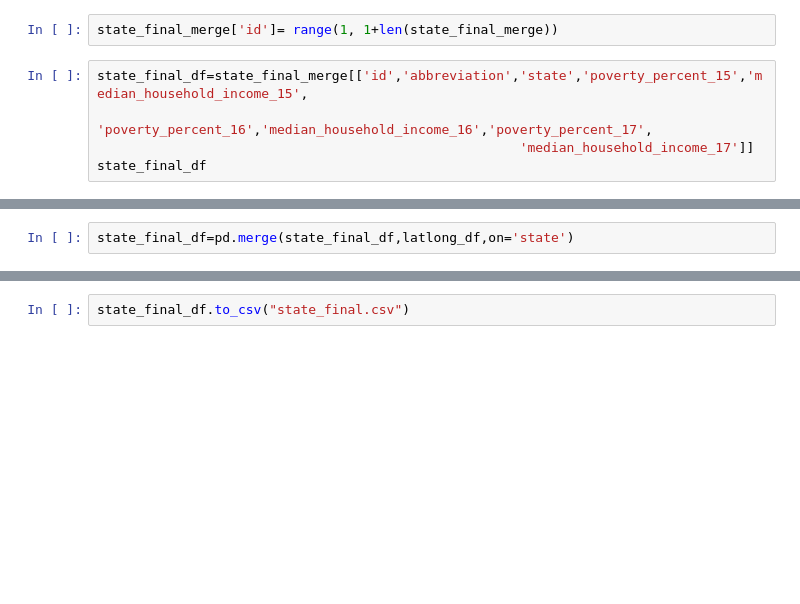
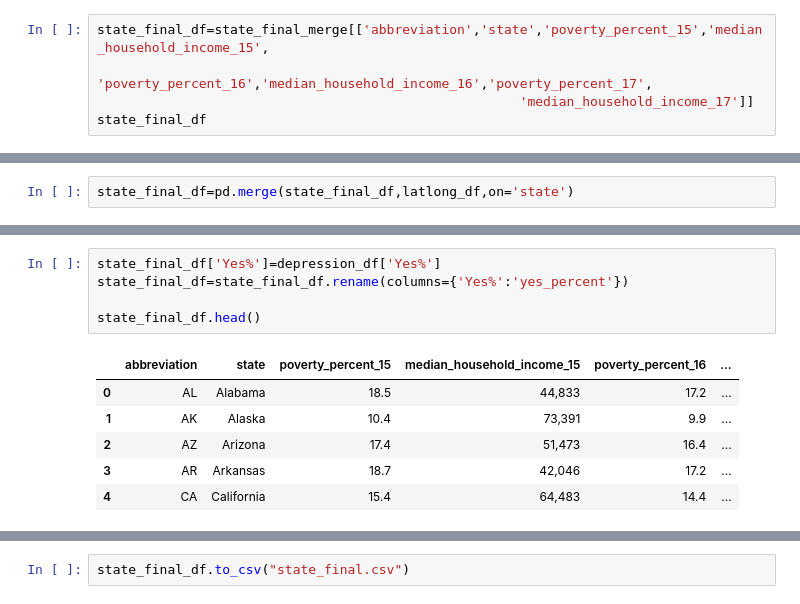
Before and after one commit to IsabellaAguilera/Predictors_of_Depression, a Jupyter notebook: IsabellaA/Income_Poverty_Files/state_income_poverty.ipynb, the cells around one changed output, grey strips where cells are left out. Cells and saved outputs as stored; diff of their text form; blank space fills up the shorter version.

```diff
--- a/IsabellaA/Income_Poverty_Files/state_income_poverty.ipynb
+++ b/IsabellaA/Income_Poverty_Files/state_income_poverty.ipynb
@@ -269,7 +274,5 @@ KeyError: '[0 9] not found in axis'
-# %%
-state_final_merge['id']= range(1, 1+len(state_final_merge))
 # %%
-state_final_df=state_final_merge[['id','abbreviation','state','poverty_percent_15','median_household_income_15',
+state_final_df=state_final_merge[['abbreviation','state','poverty_percent_15','median_household_income_15',
                                                        'poverty_percent_16','median_household_income_16','poverty_percent_17',
                                                       'median_household_income_17']]
 state_final_df
@@ -371,0 +357,12 @@ state_final_df
+# %%
+state_final_df['Yes%']=depression_df['Yes%']
+state_final_df=state_final_df.rename(columns={'Yes%':'yes_percent'})
+
+state_final_df.head()
+# %% [output]
+|  | abbreviation | state | poverty_percent_15 | median_household_income_15 | poverty_percent_16 | ... |
+| 0 | AL | Alabama | 18.5 | 44,833 | 17.2 | ... |
+| 1 | AK | Alaska | 10.4 | 73,391 | 9.9 | ... |
+| 2 | AZ | Arizona | 17.4 | 51,473 | 16.4 | ... |
+| 3 | AR | Arkansas | 18.7 | 42,046 | 17.2 | ... |
+| 4 | CA | California | 15.4 | 64,483 | 14.4 | ... |
```
Also changed, not shown: parts of 27 cells of this notebook, 10 other files.
